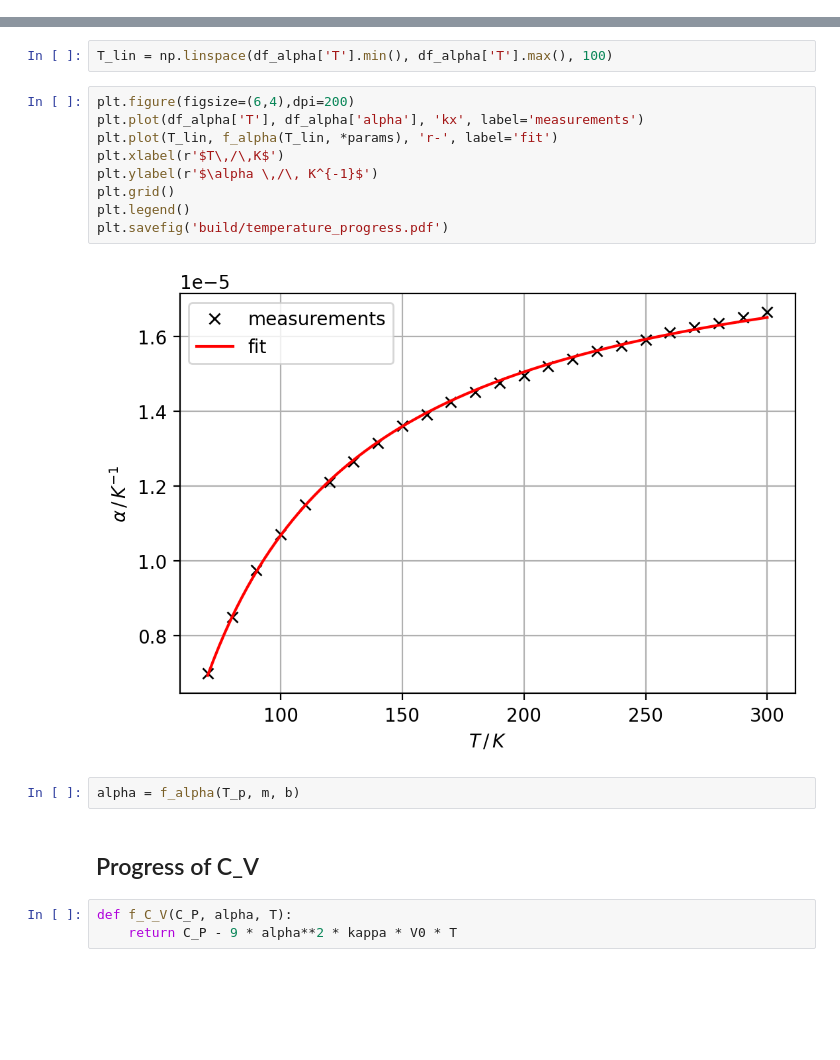
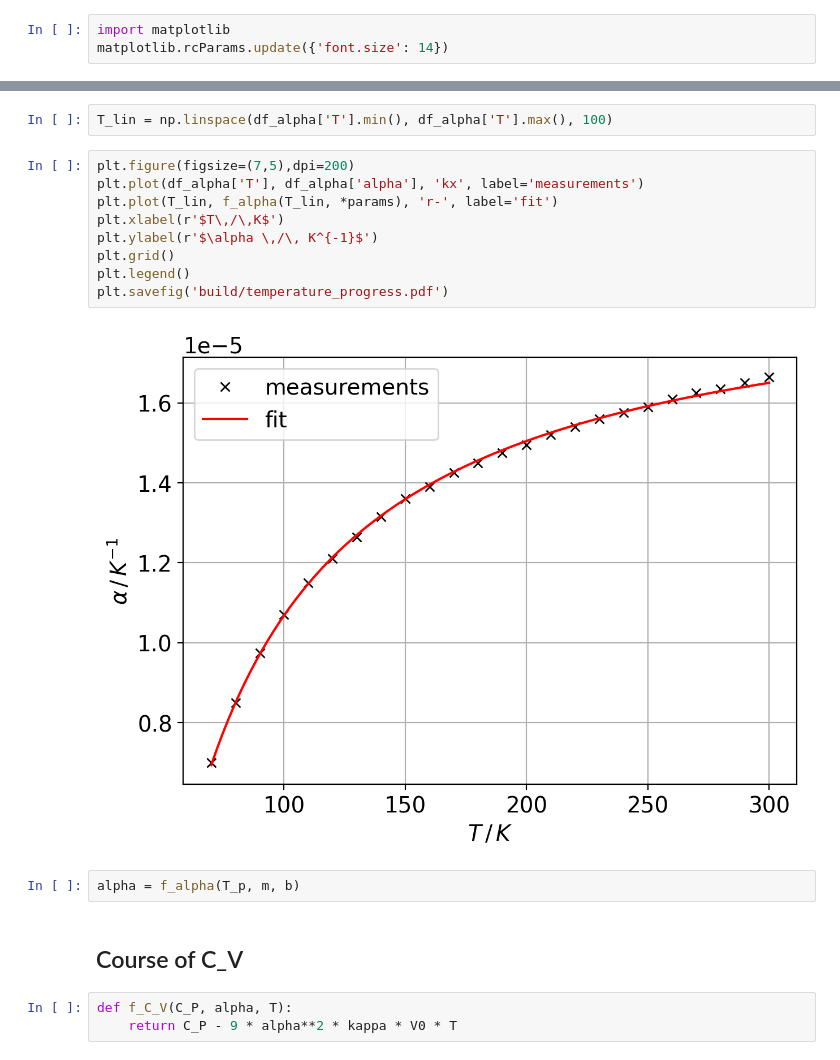
Before and after one commit to SamGTex/FP_Master_WS22-23, a Jupyter notebook: V47_Molwaerme_von_kupfer/py/main.ipynb, the cells around one changed output, grey strips where cells are left out. Cells and saved outputs as stored; diff of their text form; blank space fills up the shorter version.

Commit message:
adjust font size of the figures and change the file name of one plot

```diff
--- a/V47_Molwaerme_von_kupfer/py/main.ipynb
+++ b/V47_Molwaerme_von_kupfer/py/main.ipynb
@@ -10,6 +10,9 @@ import os
 import copy
 
 from scipy.optimize import curve_fit
+# %%
+import matplotlib
+matplotlib.rcParams.update({'font.size': 14})
 # %%
 # values
 m = 0.324 #Kg Probengewicht
@@ -136,20 +139,20 @@ b = (1.9411+/-0.0029)e-05 1/K
 # %%
 T_lin = np.linspace(df_alpha['T'].min(), df_alpha['T'].max(), 100)
 # %%
-plt.figure(figsize=(6,4),dpi=200)
+plt.figure(figsize=(7,5),dpi=200)
 plt.plot(df_alpha['T'], df_alpha['alpha'], 'kx', label='measurements')
 plt.plot(T_lin, f_alpha(T_lin, *params), 'r-', label='fit')
 plt.xlabel(r'$T\,/\,K$')
 plt.ylabel(r'$\alpha \,/\, K^{-1}$')
 plt.grid()
 plt.legend()
 plt.savefig('build/temperature_progress.pdf')
 # %% [output]
-[figure, old version]
+[figure, new version]
 # %%
 alpha = f_alpha(T_p, m, b)
 # %% [markdown]
-## Progress of C_V
+## Course of C_V
 # %%
 def f_C_V(C_P, alpha, T):
     return C_P - 9 * alpha**2 * kappa * V0 * T
```
Also changed, not shown: parts of 3 cells of this notebook.
